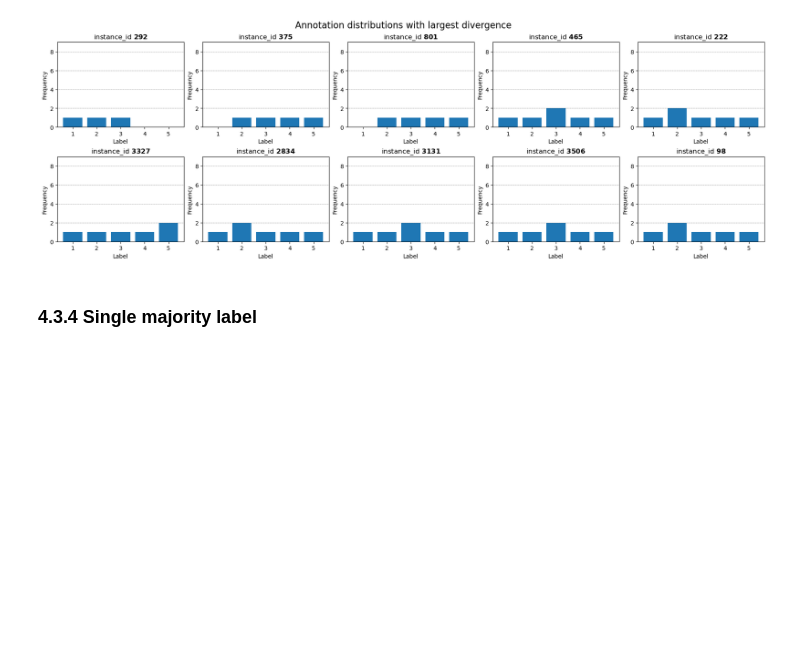
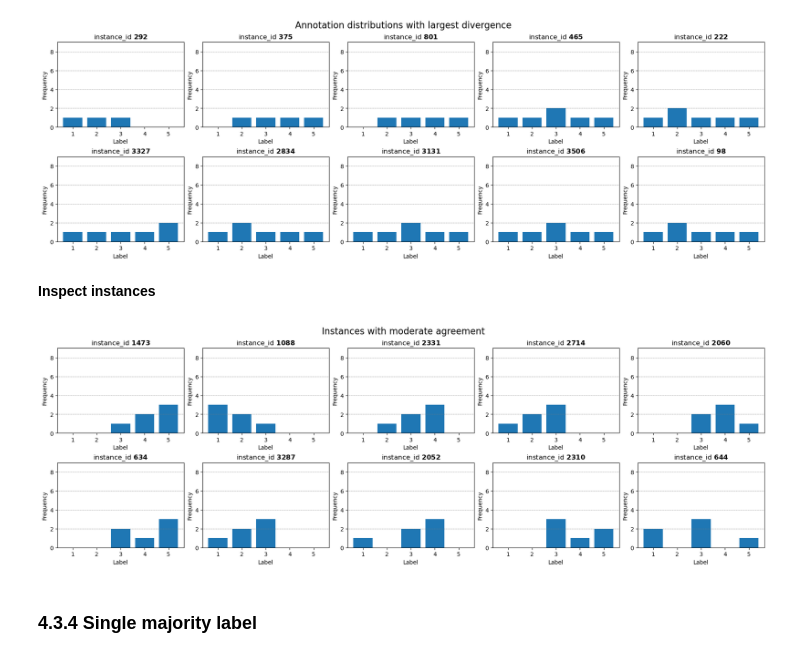
Before and after one commit to mnpluh/nagengast25-ma-thesis, a Jupyter notebook: src/data_analysis/popquorn/popquorn_politeness_analysis.ipynb, the cells around one changed output. Saved outputs shown, nothing was run; the diff lists cells and outputs as text; code cells hidden in the pictures; blank space fills up the shorter version.

```diff
--- a/src/data_analysis/popquorn/popquorn_politeness_analysis.ipynb
+++ b/src/data_analysis/popquorn/popquorn_politeness_analysis.ipynb
@@ -280,11 +280,15 @@ df_poln = df_poln.sort_values(by=['divergence'], ascending=False)
 plot(df_poln['instance_id'][:sample_size], "Annotation distributions with largest divergence")
 # %% [output]
 [figure]
+# %% [markdown]
+**Inspect instances**
 # %%
-# Inspect instances with high disagreement
-
 # Using the Gini index
-ids = df_poln.sort_values(by=['gini_index'], ascending=False)['instance_id'][:sample_size]
+ids = df_poln.sort_values(by=['gini_index'], ascending=False)['instance_id'][len(df_poln)//2:len(df_poln)//2+sample_size]
 texts = df[df['instance_id'].isin(ids)][['instance_id', 'text']].drop_duplicates()
 texts_dict = dict(zip(texts.instance_id, texts.text))
+# %%
+plot(ids, "Instances with moderate agreement")
+# %% [output]
+[figure, added]
 # %%
```
Also changed, not shown: parts of 1 cell of this notebook, 3 other files.
